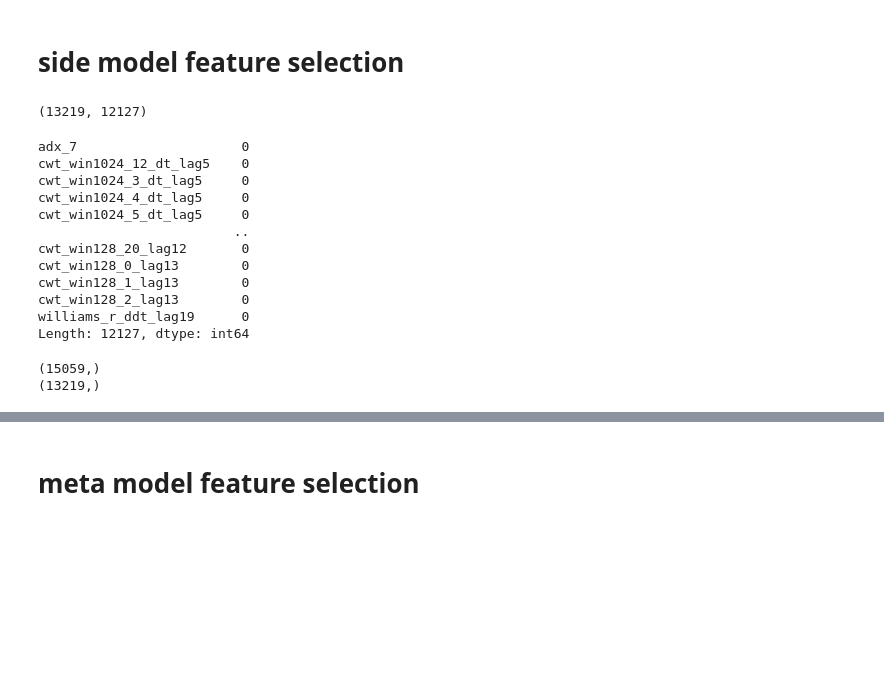
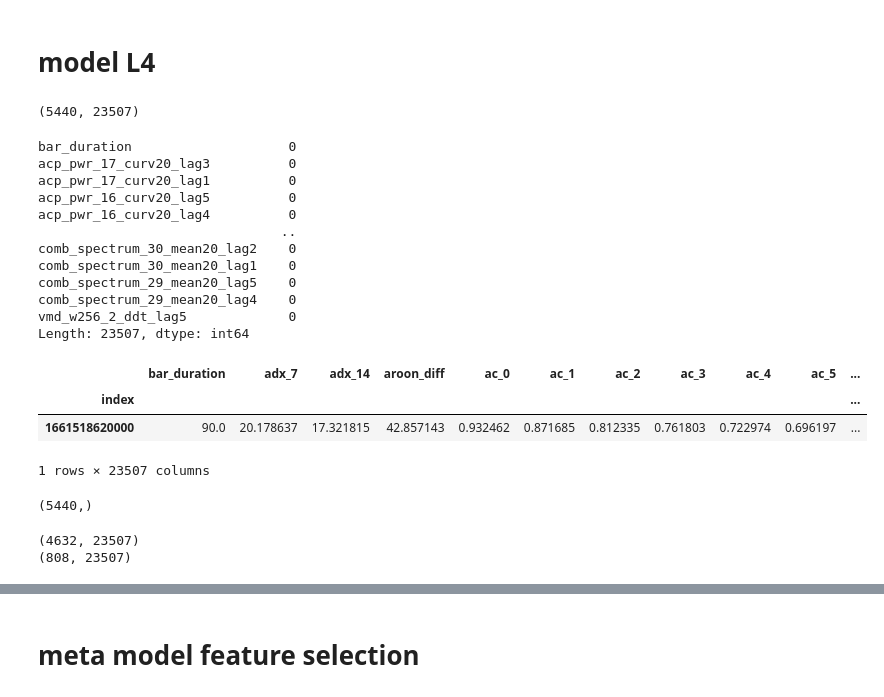
Before and after one commit to ArtiPyHeart/jesse-trade, a Jupyter notebook: 3. feature_selection.ipynb, the cells around one changed output, grey strips where cells are left out. Drawn from its saved outputs; the diff is of its cells as text; code cells hidden in the pictures; blank space fills up the shorter version.

```diff
--- a/3. feature_selection.ipynb
+++ b/3. feature_selection.ipynb
@@ -1,22 +1,29 @@
 # %% [markdown]
-# side model feature selection
+# model L4
 # %%
 import pandas as pd
 
-df_features = pd.read_parquet("data/features.parquet")
+df_features = pd.read_parquet("data/feat_hard_L4.parquet")
 print(df_features.shape)
 df_features.isna().sum(axis=0).sort_values(ascending=False)
 # %% [output]
-(13219, 12127)
+(5440, 23507)
-adx_7                     0
-cwt_win1024_12_dt_lag5    0
-cwt_win1024_3_dt_lag5     0
-cwt_win1024_4_dt_lag5     0
-cwt_win1024_5_dt_lag5     0
-                         ..
-cwt_win128_20_lag12       0
-cwt_win128_0_lag13        0
-cwt_win128_1_lag13        0
-cwt_win128_2_lag13        0
-williams_r_ddt_lag19      0
-Length: 12127, dtype: int64
+bar_duration                    0
+acp_pwr_17_curv20_lag3          0
+acp_pwr_17_curv20_lag1          0
+acp_pwr_16_curv20_lag5          0
+acp_pwr_16_curv20_lag4          0
+                               ..
+comb_spectrum_30_mean20_lag2    0
+comb_spectrum_30_mean20_lag1    0
+comb_spectrum_29_mean20_lag5    0
+comb_spectrum_29_mean20_lag4    0
+vmd_w256_2_ddt_lag5             0
+Length: 23507, dtype: int64
+# %%
+df_features.head(1)
+# %% [output]
+|  | bar_duration | adx_7 | adx_14 | aroon_diff | ac_0 | ac_1 | ac_2 | ac_3 | ac_4 | ac_5 | ... |
+| index |  |  |  |  |  |  |  |  |  |  | ... |
+| 1661518620000 | 90.0 | 20.178637 | 17.321815 | 42.857143 | 0.932462 | 0.871685 | 0.812335 | 0.761803 | 0.722974 | 0.696197 | ... |
+1 rows × 23507 columns
@@ -23,15 +37,24 @@ Length: 12127, dtype: int64
 # %%
 import numpy as np
 
-label = np.load("data/side_label.npy")
+label = np.load("data/label_hard_L4.npy")
 
 print(label.shape)
-
-len_gap = len(label) - len(df_features)
-
-label = label[len_gap:]
-
-print(label.shape)
 # %% [output]
-(15059,)
-(13219,)
+(5440,)
+# %%
+from jesse.helpers import date_to_timestamp
+
+train_mask = df_features.index.to_numpy() < date_to_timestamp('2025-03-01')
+test_mask = df_features.index.to_numpy() >= date_to_timestamp('2025-03-01')
+
+train_x = df_features[train_mask]
+train_y = label[train_mask]
+test_x = df_features[test_mask]
+test_y = label[test_mask]
+
+print(train_x.shape)
+print(test_x.shape)
+# %% [output]
+(4632, 23507)
+(808, 23507)
```
Also changed, not shown: parts of 31 cells of this notebook, 10 other files.
